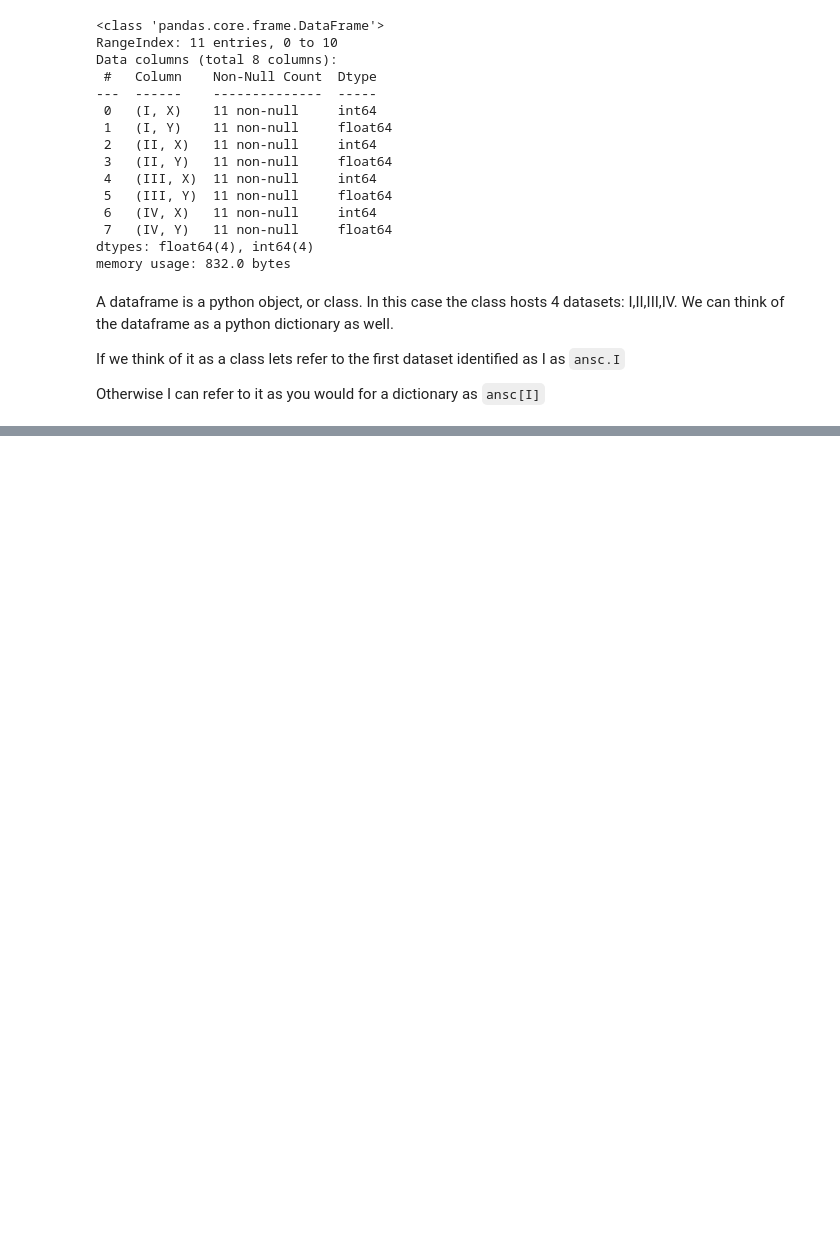
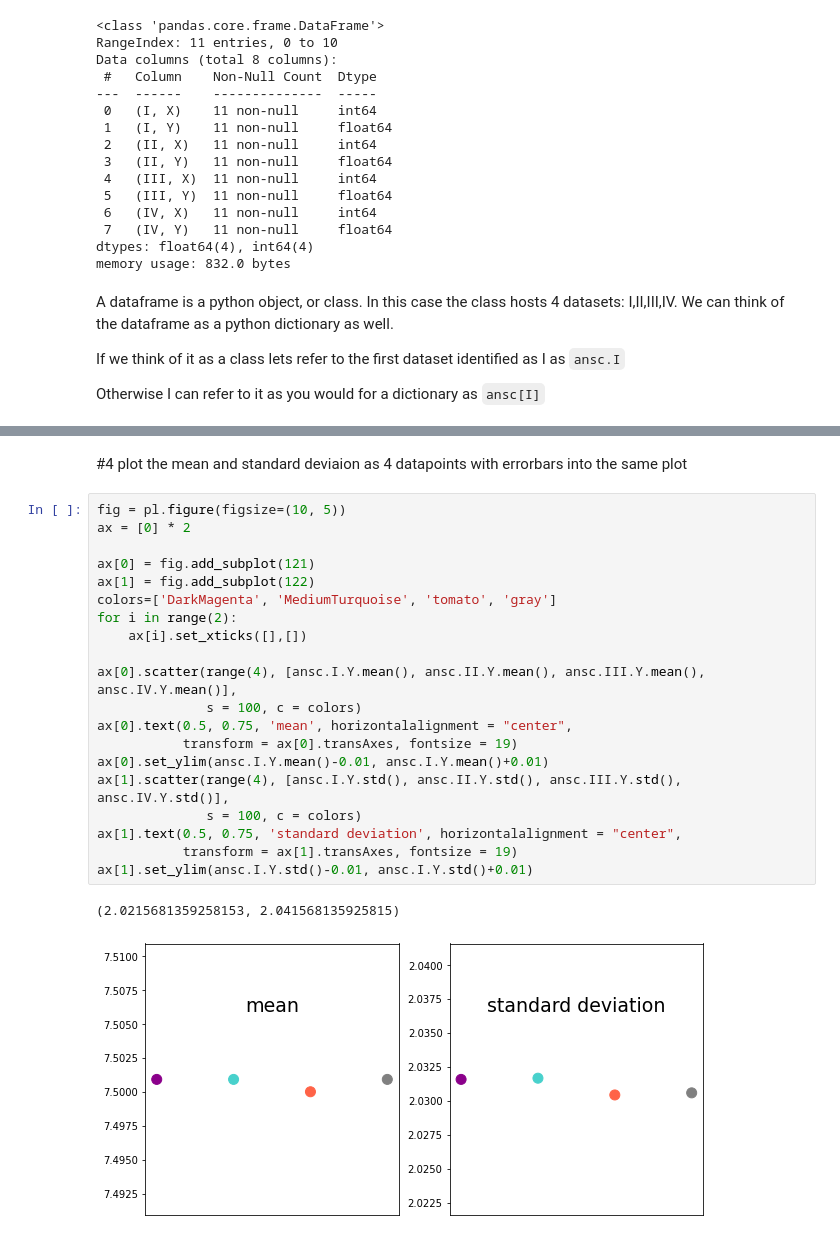
Before and after one commit to fedhere/PUS2020_FBianco, a Jupyter notebook: classdemo/ascombesqtet.ipynb, the cells around one changed output, grey strips where cells are left out. Cells and saved outputs as stored; diff of their text form; blank space fills up the shorter version.

```diff
--- a/classdemo/ascombesqtet.ipynb
+++ b/classdemo/ascombesqtet.ipynb
@@ -138,0 +174,25 @@
+# %% [markdown]
+#4 plot the mean and standard deviaion as 4 datapoints with errorbars into the same plot
+# %%
+fig = pl.figure(figsize=(10, 5))
+ax = [0] * 2
+
+ax[0] = fig.add_subplot(121)
+ax[1] = fig.add_subplot(122)
+colors=['DarkMagenta', 'MediumTurquoise', 'tomato', 'gray']
+for i in range(2):
+    ax[i].set_xticks([],[])
+
+ax[0].scatter(range(4), [ansc.I.Y.mean(), ansc.II.Y.mean(), ansc.III.Y.mean(), ansc.IV.Y.mean()],
+              s = 100, c = colors)
+ax[0].text(0.5, 0.75, 'mean', horizontalalignment = "center",
+           transform = ax[0].transAxes, fontsize = 19)
+ax[0].set_ylim(ansc.I.Y.mean()-0.01, ansc.I.Y.mean()+0.01)
+ax[1].scatter(range(4), [ansc.I.Y.std(), ansc.II.Y.std(), ansc.III.Y.std(), ansc.IV.Y.std()],
+              s = 100, c = colors)
+ax[1].text(0.5, 0.75, 'standard deviation', horizontalalignment = "center",
+           transform = ax[1].transAxes, fontsize = 19)
+ax[1].set_ylim(ansc.I.Y.std()-0.01, ansc.I.Y.std()+0.01)
+# %% [output]
+(2.0215681359258153, 2.041568135925815)
+[figure, added]
```
Also changed, not shown: parts of 7 cells of this notebook.
